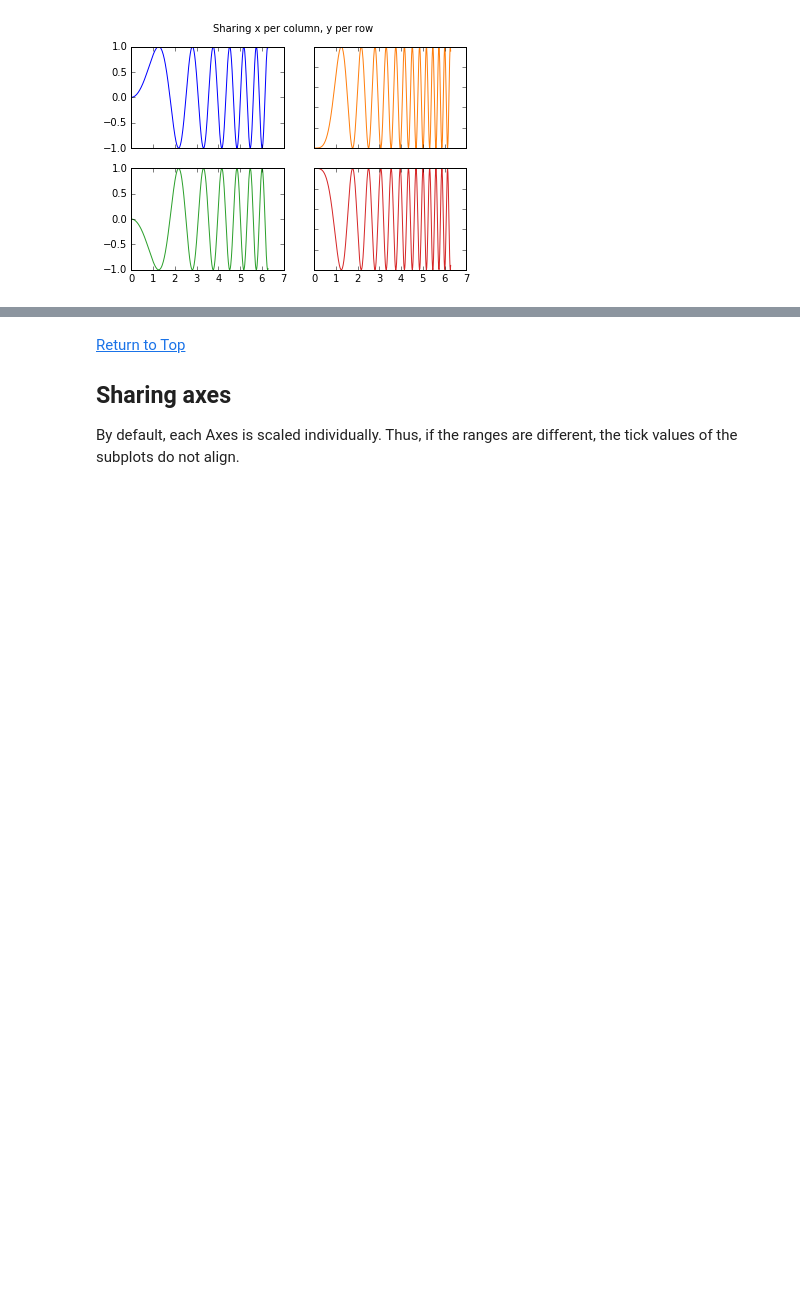
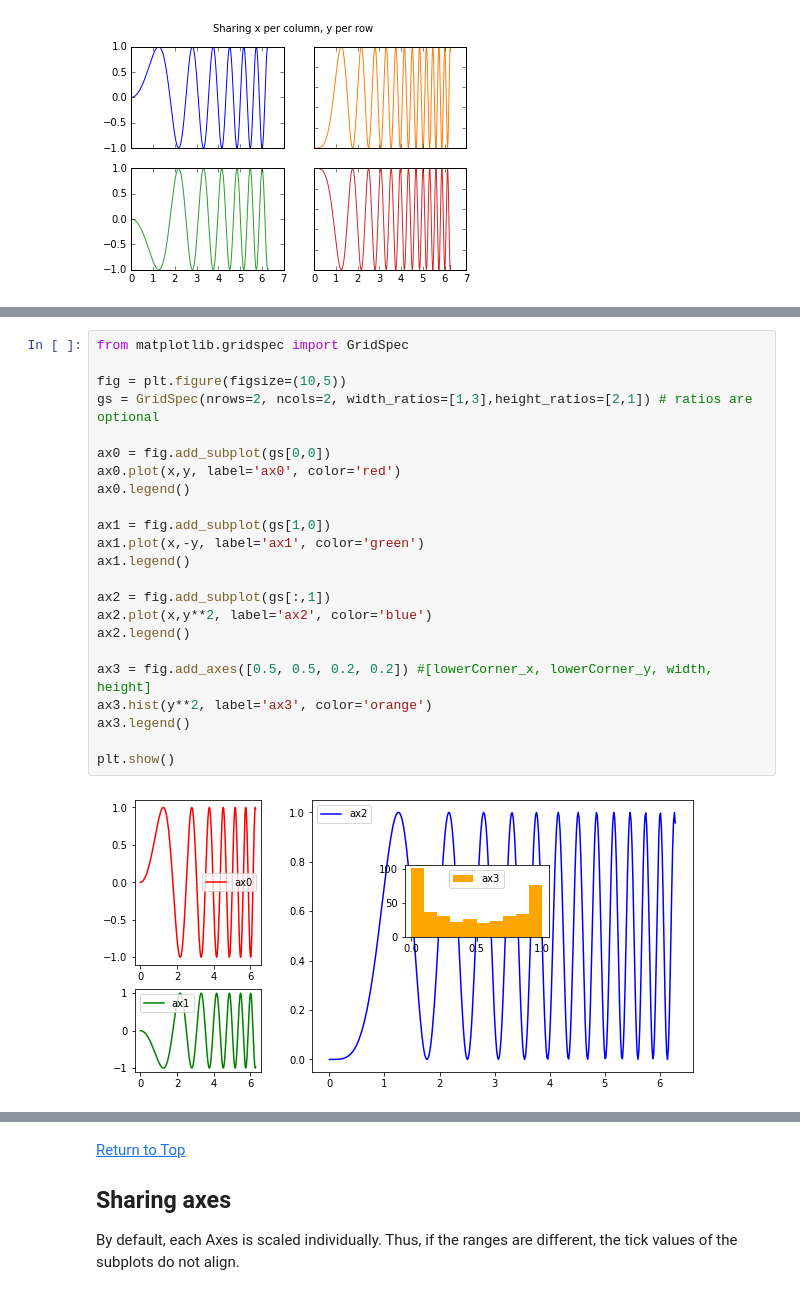
Before and after one commit to measley41/JupyterCheat-Sheets, a Jupyter notebook: Matplotlib_Examples_MDE.ipynb, the cells around one changed output, grey strips where cells are left out. Saved outputs shown, nothing was run; the diff lists cells and outputs as text; blank space fills up the shorter version.

Commit message:
updated with examples for GridSpec

```diff
--- a/Matplotlib_Examples_MDE.ipynb
+++ b/Matplotlib_Examples_MDE.ipynb
@@ -153,0 +160,25 @@ for ax in fig.get_axes():
+# %%
+from matplotlib.gridspec import GridSpec
+
+fig = plt.figure(figsize=(10,5))
+gs = GridSpec(nrows=2, ncols=2, width_ratios=[1,3],height_ratios=[2,1]) # ratios are optional
+
+ax0 = fig.add_subplot(gs[0,0])
+ax0.plot(x,y, label='ax0', color='red')
+ax0.legend()
+
+ax1 = fig.add_subplot(gs[1,0])
+ax1.plot(x,-y, label='ax1', color='green')
+ax1.legend()
+
+ax2 = fig.add_subplot(gs[:,1])
+ax2.plot(x,y**2, label='ax2', color='blue')
+ax2.legend()
+
+ax3 = fig.add_axes([0.5, 0.5, 0.2, 0.2]) #[lowerCorner_x, lowerCorner_y, width, height]
+ax3.hist(y**2, label='ax3', color='orange')
+ax3.legend()
+
+plt.show()
+# %% [output]
+[figure, added]
```
Also changed, not shown: parts of 10 cells of this notebook.
